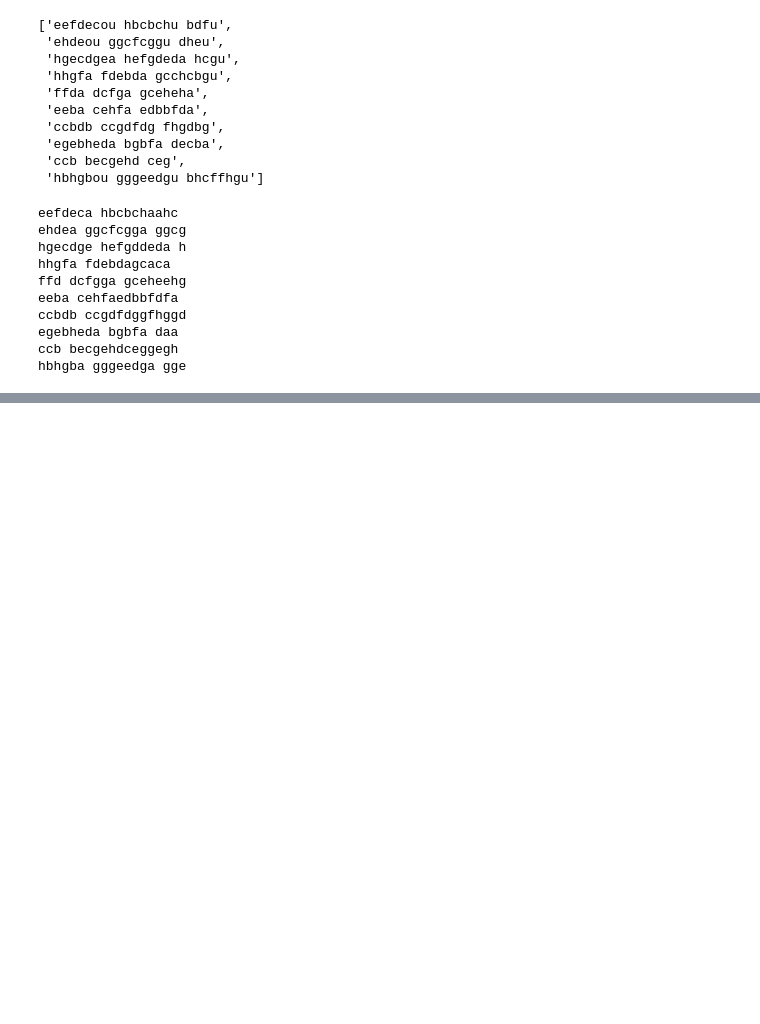
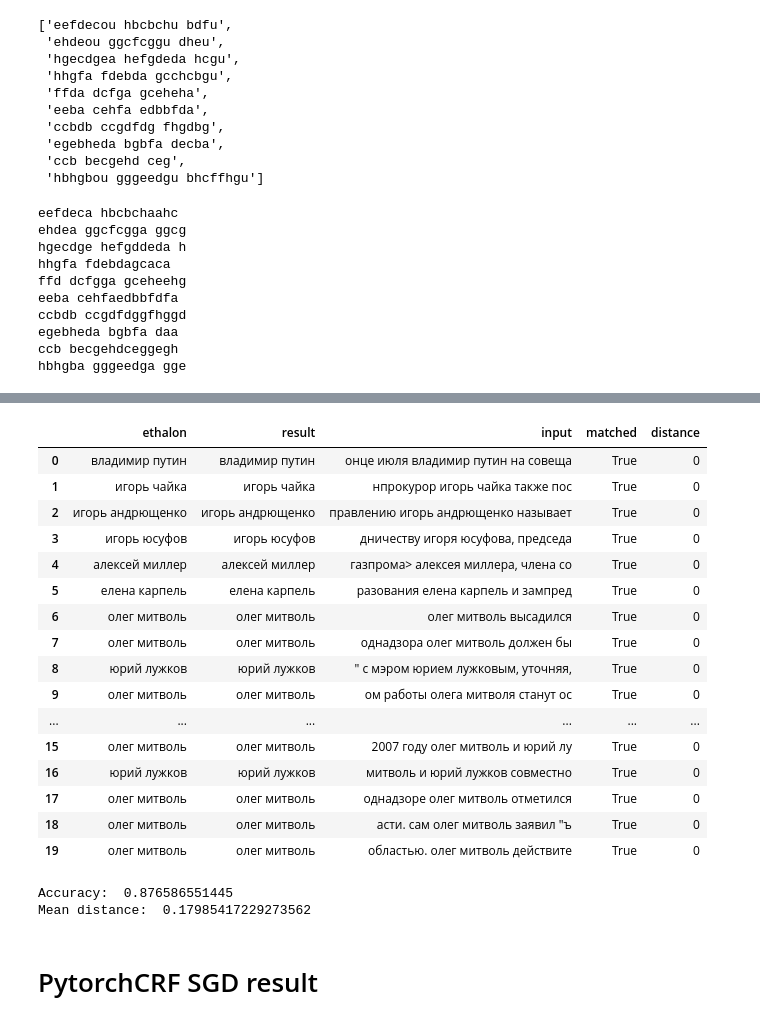
Before and after one commit to Sdernal/TextNormalization, a Jupyter notebook: WithPytorch/Experiments.ipynb, the cells around one changed output, grey strips where cells are left out. Cells and saved outputs as stored; diff of their text form; code cells hidden in the pictures; blank space fills up the shorter version.

```diff
--- a/WithPytorch/Experiments.ipynb
+++ b/WithPytorch/Experiments.ipynb
@@ -582,0 +597,24 @@ hbhgba gggeedga gge
+# %%
+import pandas as pd
+encoded_inputs = list(map(lambda x : x.encode('windows-1251', errors='replace').decode('windows-1251'), inputs))
+data = {'ethalon' : ethalons, 'result' : results2, 'input' : encoded_inputs, 'matched' : matched, 'distance' : distances}
+df = pd.DataFrame(data=data, columns=['ethalon', 'result', 'input', 'matched', 'distance'])
+df.head(20)
+# %% [output]
+|  | ethalon | result | input | matched | distance |
+| 0 | владимир путин | владимир путин | онце июля владимир путин на совеща | True | 0 |
+| 1 | игорь чайка | игорь чайка | нпрокурор игорь чайка также пос | True | 0 |
+| 2 | игорь андрющенко | игорь андрющенко | правлению игорь андрющенко называет | True | 0 |
+| 3 | игорь юсуфов | игорь юсуфов | дничеству игоря юсуфова, председа | True | 0 |
+| 4 | алексей миллер | алексей миллер | газпрома> алексея миллера, члена со | True | 0 |
+| 5 | елена карпель | елена карпель | разования елена карпель и зампред | True | 0 |
+| 6 | олег митволь | олег митволь | олег митволь высадился | True | 0 |
+| 7 | олег митволь | олег митволь | однадзора олег митволь должен бы | True | 0 |
+| 8 | юрий лужков | юрий лужков | " с мэром юрием лужковым, уточняя, | True | 0 |
+| 9 | олег митволь | олег митволь | ом работы олега митволя станут ос | True | 0 |
+| ... | ... | ... | ... | ... | ... |
+| 15 | олег митволь | олег митволь | 2007 году олег митволь и юрий лу | True | 0 |
+| 16 | юрий лужков | юрий лужков | митволь и юрий лужков совместно | True | 0 |
+| 17 | олег митволь | олег митволь | однадзоре олег митволь отметился | True | 0 |
+| 18 | олег митволь | олег митволь | асти. сам олег митволь заявил "ъ | True | 0 |
+| 19 | олег митволь | олег митволь | областью. олег митволь действите | True | 0 |
@@ -582,0 +623,10 @@ hbhgba gggeedga gge
+# %%
+matched = df.matched
+distances = df.distance
+print('Accuracy: ', np.mean(matched))
+print('Mean distance: ', np.mean(distances))
+# %% [output]
+Accuracy:  0.876586551445
+Mean distance:  0.17985417229273562
+# %% [markdown]
+# PytorchCRF SGD result
```
Also changed, not shown: parts of 18 cells of this notebook, 3 other files.
